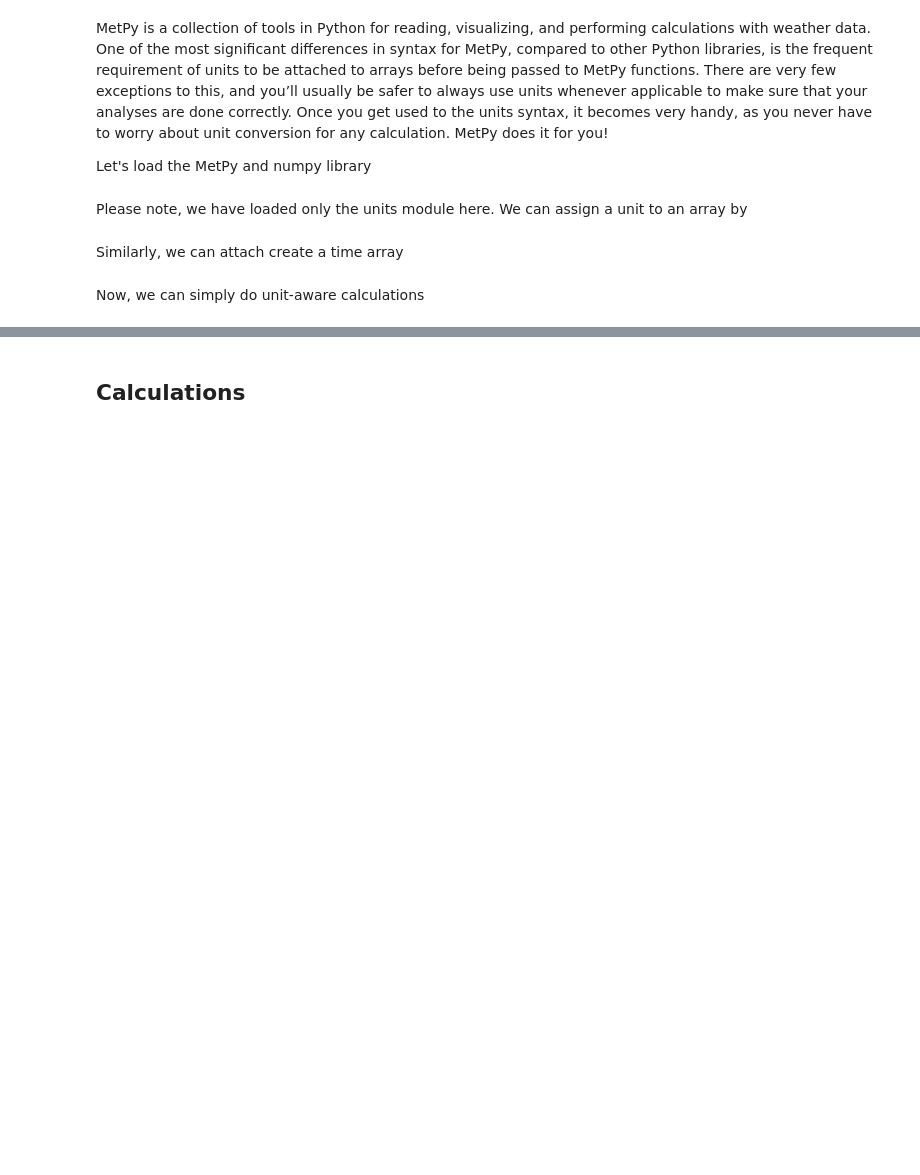
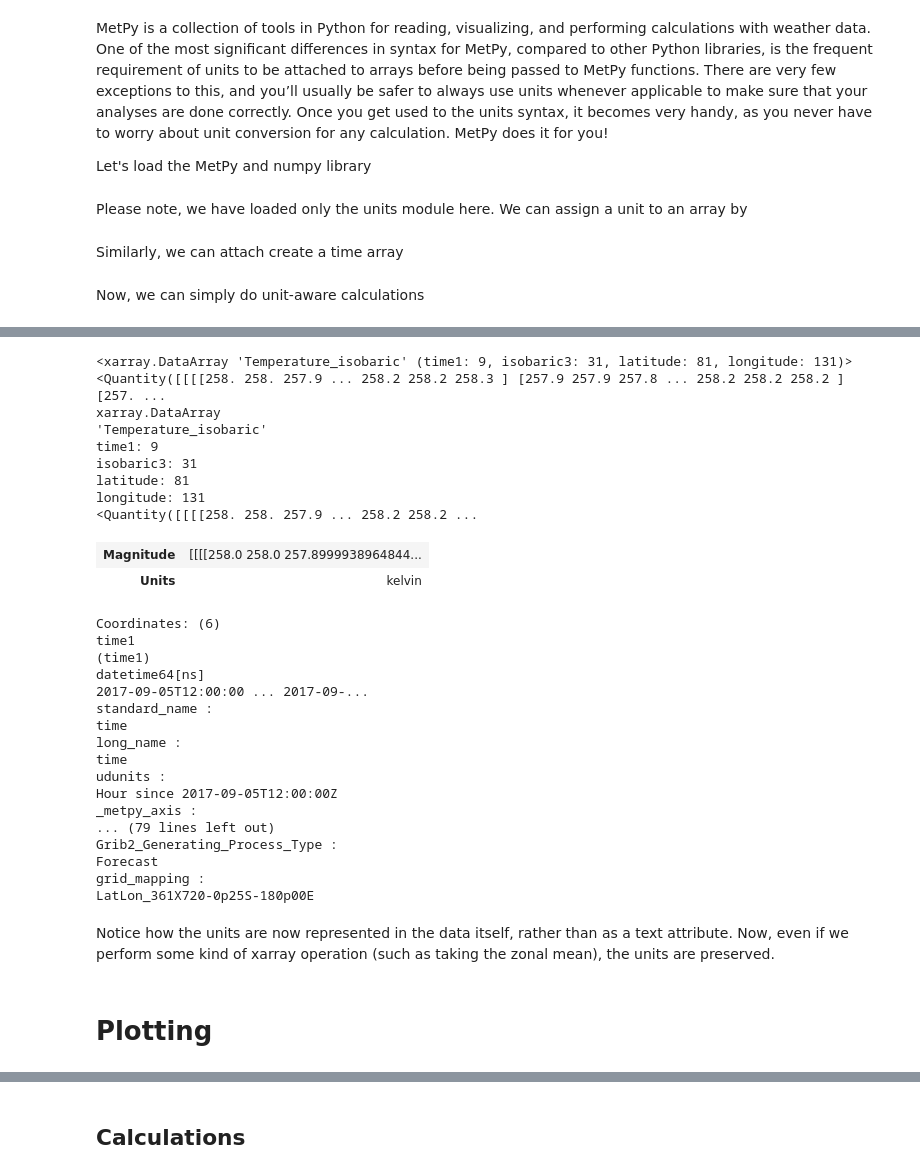
Before and after one commit to sauterto/clim_env_hydro, a Jupyter notebook: _sources/docs/nb/nb_test_metpy.ipynb, the cells around one changed output, grey strips where cells are left out. Saved outputs shown, nothing was run; the diff lists cells and outputs as text; code cells hidden in the pictures; blank space fills up the shorter version.

```diff
--- a/_sources/docs/nb/nb_test_metpy.ipynb
+++ b/_sources/docs/nb/nb_test_metpy.ipynb
@@ -94,0 +63,6 @@ Data variables:
+# %%
+# Open the netCDF file as a xarray Dataset
+ds = xr.open_dataset(get_test_data('irma_gfs_example.nc', as_file_obj = False))
+
+# View a summary of the Dataset
+ds
@@ -94,0 +198,13 @@ Data variables:
+# %%
+# Parse full dataset
+data_parsed = ds.metpy.parse_cf()
+
+# Parse subset of dataset
+data_subset = ds.metpy.parse_cf([
+    'u-component_of_wind_isobaric',
+    'v-component_of_wind_isobaric',
+    'Vertical_velocity_pressure_isobaric'
+])
+
+# Parse single variable
+relative_humidity = ds.metpy.parse_cf('Relative_humidity_isobaric')
@@ -94,0 +252,33 @@ Data variables:
+# %%
+temperature = data_parsed['Temperature_isobaric'].metpy.quantify()
+temperature
+# %% [output]
+<xarray.DataArray 'Temperature_isobaric' (time1: 9, isobaric3: 31, latitude: 81, longitude: 131)> <Quantity([[[[258. 258. 257.9 ... 258.2 258.2 258.3 ] [257.9 257.9 257.8 ... 258.2 258.2 258.2 ] [257. ...
+xarray.DataArray
+'Temperature_isobaric'
+time1: 9
+isobaric3: 31
+latitude: 81
+longitude: 131
+<Quantity([[[[258. 258. 257.9 ... 258.2 258.2 ...
+| Magnitude | [[[[258.0 258.0 257.8999938964844... |
+| Units | kelvin |
+Coordinates: (6)
+time1
+(time1)
+datetime64[ns]
+2017-09-05T12:00:00 ... 2017-09-...
+standard_name :
+time
+long_name :
+time
+udunits :
+Hour since 2017-09-05T12:00:00Z
+_metpy_axis :
+... (79 lines left out)
+Grib2_Generating_Process_Type :
+Forecast
+grid_mapping :
+LatLon_361X720-0p25S-180p00E
+# %% [markdown]
+Notice how the units are now represented in the data itself, rather than as a text attribute. Now, even if we perform some kind of xarray operation (such as taking the zonal mean), the units are preserved.
@@ -95 +288,3 @@ Data variables:
+# %% [markdown]
+# Plotting
 # %%
```
Also changed, not shown: parts of 30 cells of this notebook, 41 other files.
